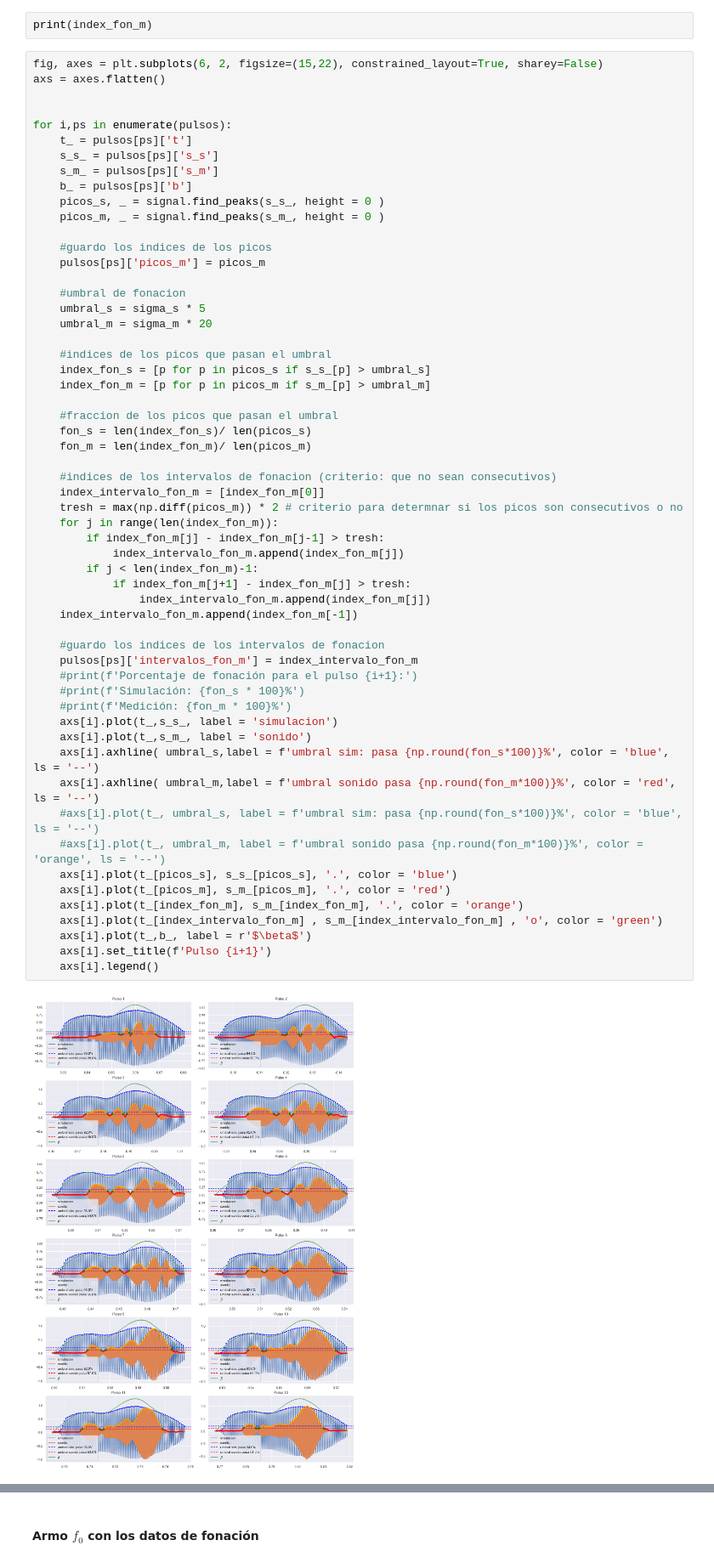
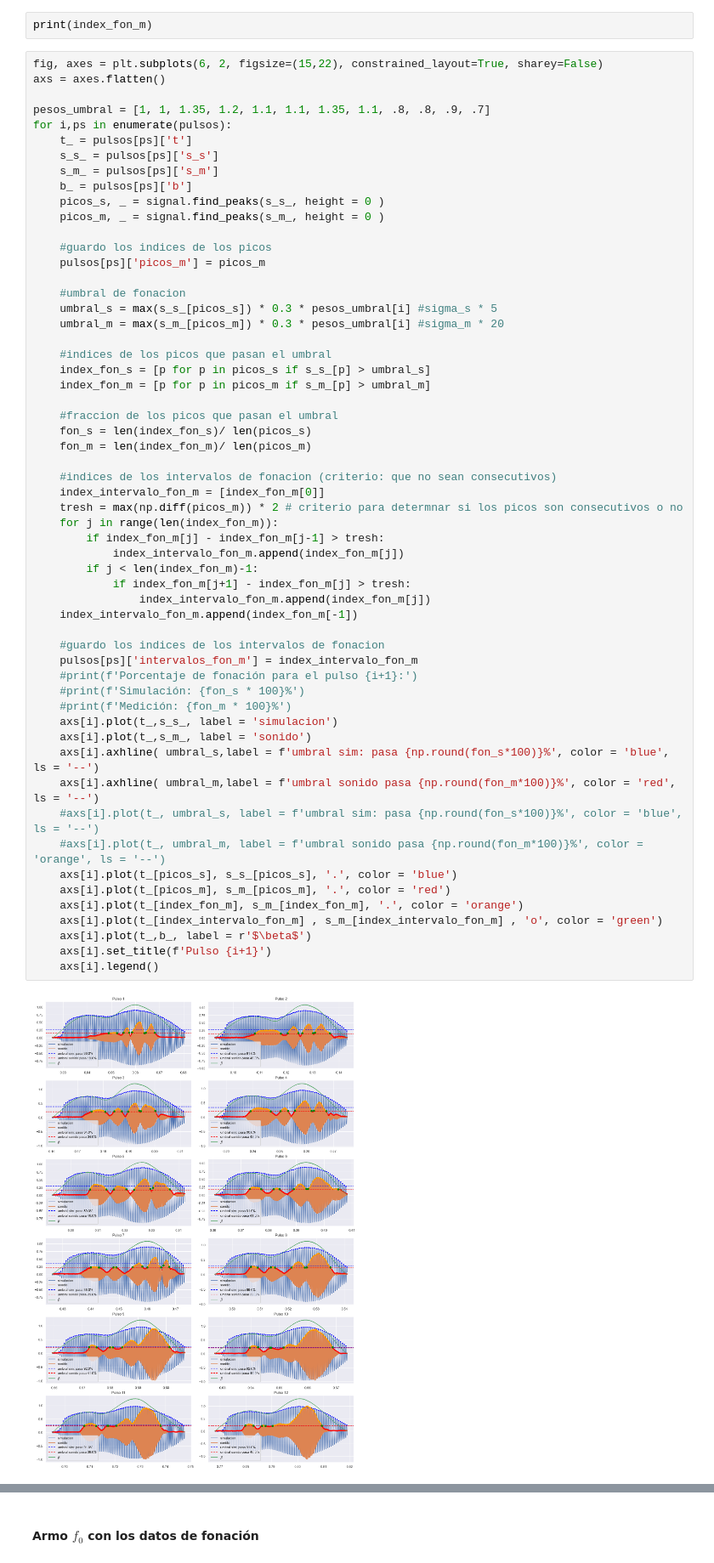
Before and after one commit to LunaKadysz/LSD, a Jupyter notebook: fonacion_segmento_1.ipynb, the cells around one changed output, grey strips where cells are left out. Shown at 85% size. Drawn from its saved outputs; the diff is of its cells as text.

```diff
--- a/fonacion_segmento_1.ipynb
+++ b/fonacion_segmento_1.ipynb
@@ -209,7 +209,7 @@ print(index_fon_m)
 fig, axes = plt.subplots(6, 2, figsize=(15,22), constrained_layout=True, sharey=False)
 axs = axes.flatten()
 
-
+pesos_umbral = [1, 1, 1.35, 1.2, 1.1, 1.1, 1.35, 1.1, .8, .8, .9, .7]
 for i,ps in enumerate(pulsos):
     t_ = pulsos[ps]['t']
     s_s_ = pulsos[ps]['s_s']
@@ -222,8 +222,8 @@ for i,ps in enumerate(pulsos):
     pulsos[ps]['picos_m'] = picos_m
 
     #umbral de fonacion
-    umbral_s = sigma_s * 5
-    umbral_m = sigma_m * 20
+    umbral_s = max(s_s_[picos_s]) * 0.3 * pesos_umbral[i] #sigma_s * 5
+    umbral_m = max(s_m_[picos_m]) * 0.3 * pesos_umbral[i] #sigma_m * 20
 
     #indices de los picos que pasan el umbral
     index_fon_s = [p for p in picos_s if s_s_[p] > umbral_s]
@@ -236,33 +236,33 @@ for i,ps in enumerate(pulsos):
     #indices de los intervalos de fonacion (criterio: que no sean consecutivos)
     index_intervalo_fon_m = [index_fon_m[0]]
     tresh = max(np.diff(picos_m)) * 2 # criterio para determnar si los picos son consecutivos o no
     for j in range(len(index_fon_m)):
         if index_fon_m[j] - index_fon_m[j-1] > tresh:
             index_intervalo_fon_m.append(index_fon_m[j])
         if j < len(index_fon_m)-1:
             if index_fon_m[j+1] - index_fon_m[j] > tresh:
                 index_intervalo_fon_m.append(index_fon_m[j])
     index_intervalo_fon_m.append(index_fon_m[-1])
 
     #guardo los indices de los intervalos de fonacion
     pulsos[ps]['intervalos_fon_m'] = index_intervalo_fon_m
     #print(f'Porcentaje de fonación para el pulso {i+1}:')
     #print(f'Simulación: {fon_s * 100}%')
     #print(f'Medición: {fon_m * 100}%')
     axs[i].plot(t_,s_s_, label = 'simulacion')
     axs[i].plot(t_,s_m_, label = 'sonido')
     axs[i].axhline( umbral_s,label = f'umbral sim: pasa {np.round(fon_s*100)}%', color = 'blue', ls = '--')
     axs[i].axhline( umbral_m,label = f'umbral sonido pasa {np.round(fon_m*100)}%', color = 'red', ls = '--')
     #axs[i].plot(t_, umbral_s, label = f'umbral sim: pasa {np.round(fon_s*100)}%', color = 'blue', ls = '--')
     #axs[i].plot(t_, umbral_m, label = f'umbral sonido pasa {np.round(fon_m*100)}%', color = 'orange', ls = '--')
     axs[i].plot(t_[picos_s], s_s_[picos_s], '.', color = 'blue')
     axs[i].plot(t_[picos_m], s_m_[picos_m], '.', color = 'red')
     axs[i].plot(t_[index_fon_m], s_m_[index_fon_m], '.', color = 'orange')
     axs[i].plot(t_[index_intervalo_fon_m] , s_m_[index_intervalo_fon_m] , 'o', color = 'green')
     axs[i].plot(t_,b_, label = r'$\beta$')
     axs[i].set_title(f'Pulso {i+1}')
     axs[i].legend()
 # %% [output]
-[figure, old version]
+[figure, new version]
 # %%
 np.where(t==0)
```
Also changed, not shown: parts of 5 cells of this notebook, 3 other files.
